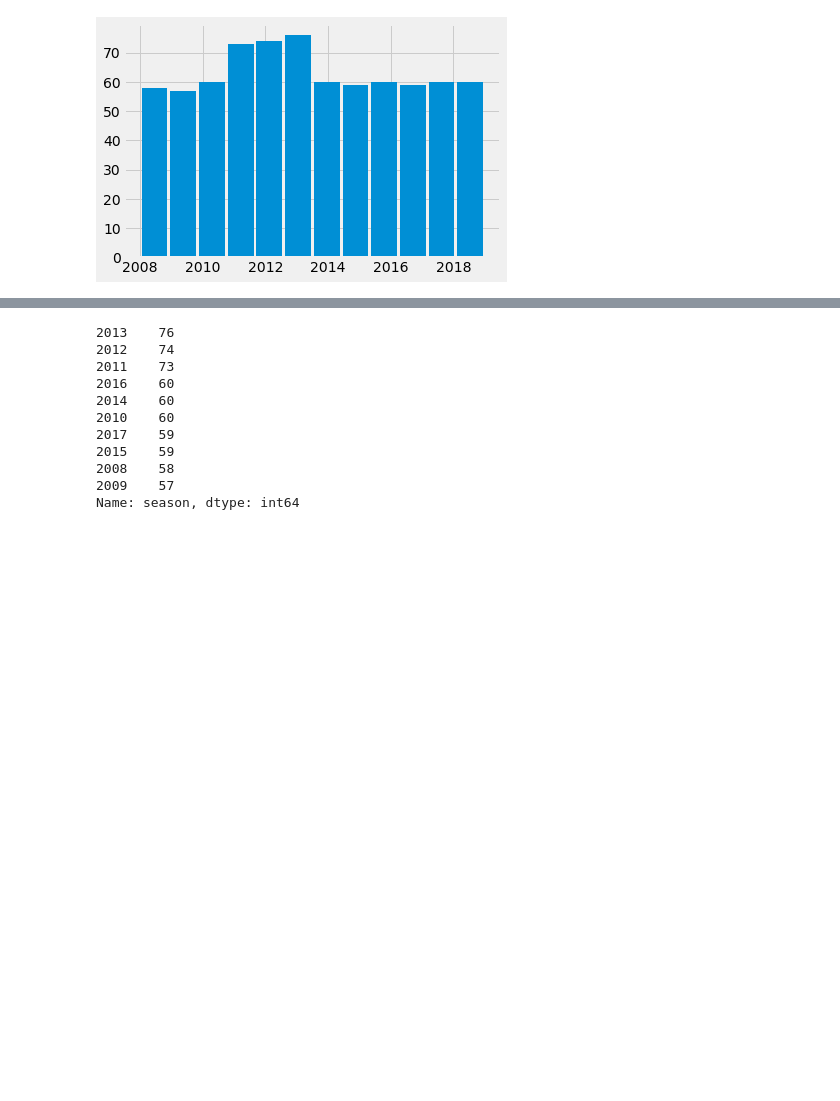
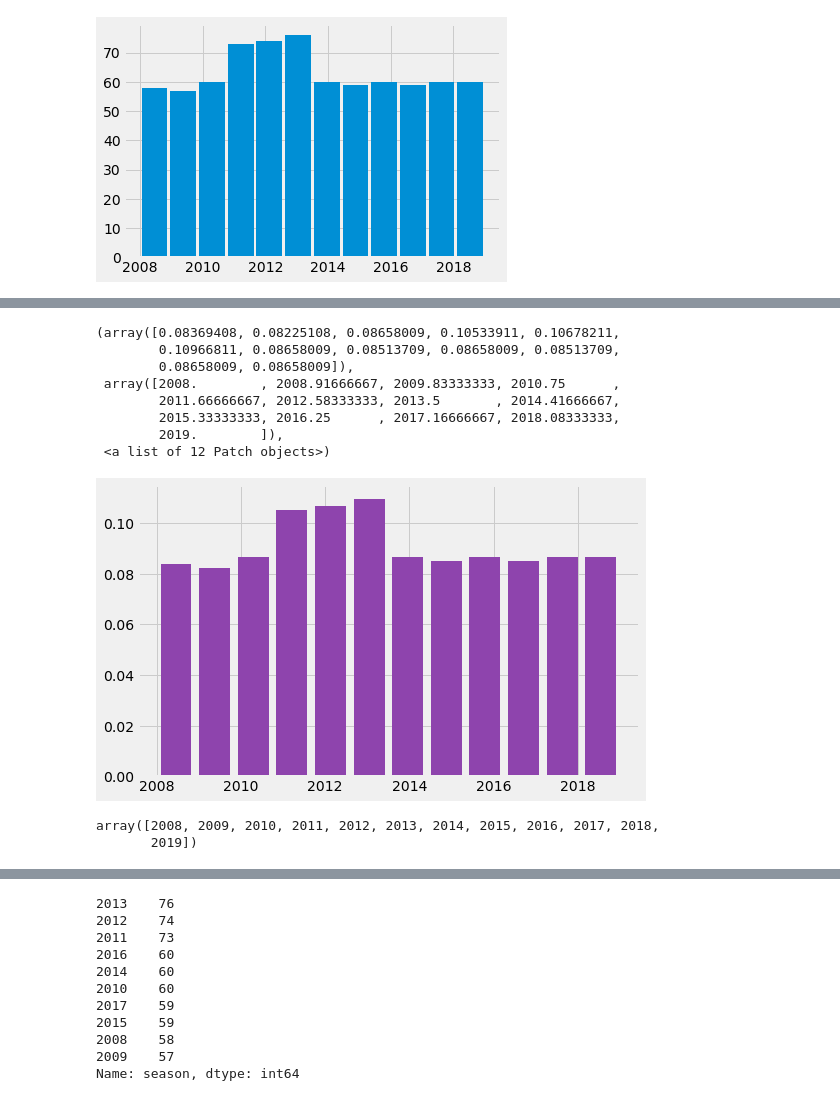
Before and after one commit to anmolrajarora/ML, a Jupyter notebook: IPL.ipynb, the cells around one changed output, grey strips where cells are left out. Drawn from its saved outputs; the diff is of its cells as text; code cells hidden in the pictures; blank space fills up the shorter version.

```diff
--- a/IPL.ipynb
+++ b/IPL.ipynb
@@ -403,0 +429,18 @@ plt.hist(dataset["season"], rwidth=0.9, bins=12)
+# %%
+plt.figure(figsize=(8,5))
+plt.hist(dataset["season"], rwidth=0.8, bins=12, density=True, color="#8E44AD")
+# %% [output]
+(array([0.08369408, 0.08225108, 0.08658009, 0.10533911, 0.10678211,
+        0.10966811, 0.08658009, 0.08513709, 0.08658009, 0.08513709,
+        0.08658009, 0.08658009]),
+ array([2008.        , 2008.91666667, 2009.83333333, 2010.75      ,
+        2011.66666667, 2012.58333333, 2013.5       , 2014.41666667,
+        2015.33333333, 2016.25      , 2017.16666667, 2018.08333333,
+        2019.        ]),
+ <a list of 12 Patch objects>)
+[figure, added]
+# %%
+pd.unique(dataset["season"].sort_values())
+# %% [output]
+array([2008, 2009, 2010, 2011, 2012, 2013, 2014, 2015, 2016, 2017, 2018,
+       2019])
```
Also changed, not shown: parts of 39 cells of this notebook, 1 other file.
